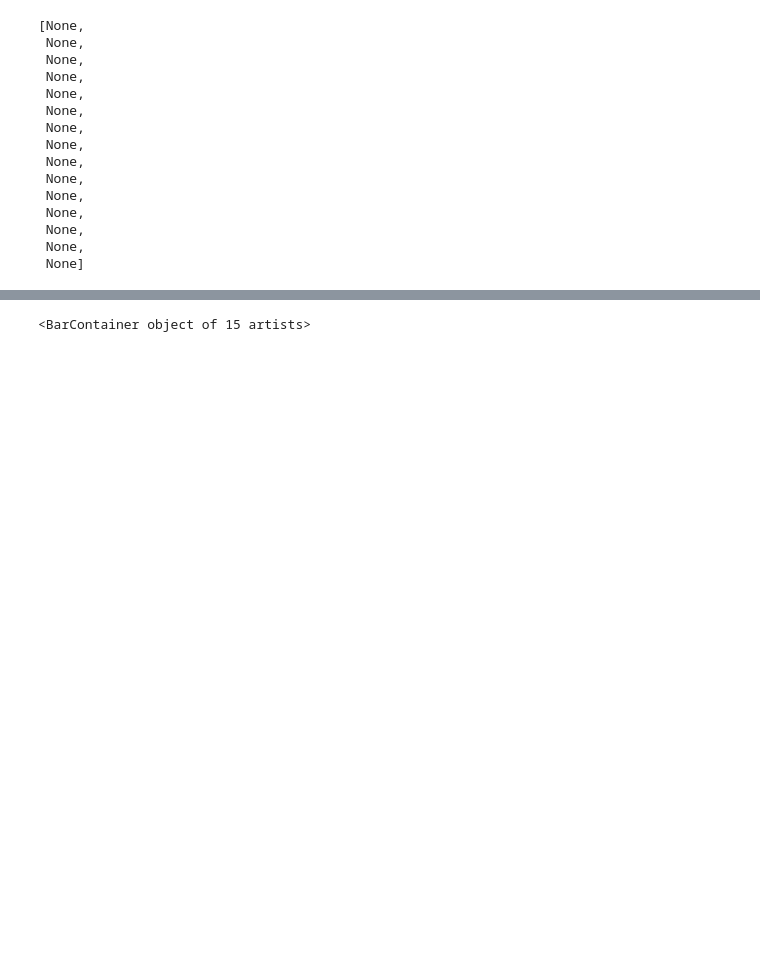
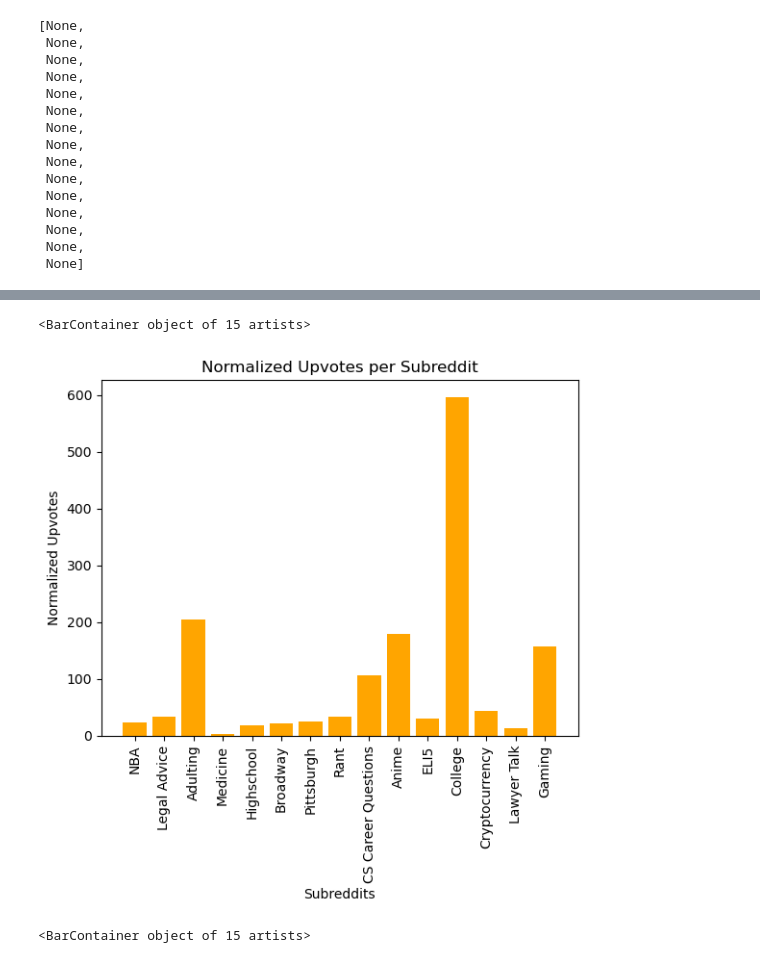
Before and after one commit to Data-Science-for-Linguists-2023/For-Reddit-Grammaticality-Analysis, a Jupyter notebook: notebooks/dataAnalysis2.ipynb, the cells around one changed output, grey strips where cells are left out. Cells and saved outputs as stored; diff of their text form; code cells hidden in the pictures; blank space fills up the shorter version.

```diff
--- a/notebooks/dataAnalysis2.ipynb
+++ b/notebooks/dataAnalysis2.ipynb
@@ -851,0 +881,38 @@ countsNormal = [sc, lc, ac, mc, hc, bc, pc, rc, cc, anc, ec, clc, crc, lyc, gc]
+# %%
+lglUpvotes = countUpvotes(legalAdvice2)
+adultUpvotes = countUpvotes(adulting2)
+medUpvotes = countUpvotes(medicine2)
+hsUpvotes = countUpvotes(highschool2)
+bwayUpvotes = countUpvotes(broadway2)
+pghUpvotes = countUpvotes(pittsburgh2)
+rantUpvotes = countUpvotes(rant2 )
+ccqUpvotes = countUpvotes(ccq2 )
+aniUpvotes = countUpvotes(anime2)
+eli5Upvotes = countUpvotes(eli52 )
+colUpvotes = countUpvotes(college2 )
+sportsUpvotes = countUpvotes(sports2 )
+cryUpvotes = countUpvotes2(crypto2)
+lwyUpvotes = countUpvotes2(lawyertalk2)
+gamUpvotes = countUpvotes2(gaming2 )
+
+upvotesList = [lglUpvotes, adultUpvotes, medUpvotes, hsUpvotes, bwayUpvotes, pghUpvotes, rantUpvotes, ccqUpvotes, aniUpvotes, eli5Upvotes, colUpvotes, sportsUpvotes, cryUpvotes, lwyUpvotes, gamUpvotes]
+
+lu = sum(lglUpvotes) / len(lglUpvotes)
+au = sum(adultUpvotes) / len(adultUpvotes)
+mu = sum(medUpvotes) / len(medUpvotes)
+hu = sum(hsUpvotes) / len(hsUpvotes)
+bu = sum(bwayUpvotes) / len(bwayUpvotes)
+pu = sum(pghUpvotes) / len(pghUpvotes)
+ru = sum(rantUpvotes) / len(rantUpvotes)
+cu = sum(ccqUpvotes) / len(ccqUpvotes)
+aau = sum(aniUpvotes) / len(aniUpvotes)
+eu = sum(eli5Upvotes) / len(eli5Upvotes)
+ccu = sum(colUpvotes) / len(colUpvotes)
+su = sum(sportsUpvotes) / len(sportsUpvotes)
+cru = sum(cryUpvotes) / len(cryUpvotes)
+lyu = sum(lwyUpvotes) / len(lwyUpvotes)
+gu = sum(gamUpvotes) / len(gamUpvotes)
+
+allUpvotes = [su, lu, au, mu, hu, bu, pu, ru, cu, aau, eu, ccu, cru, lyu, gu]
+
+[print(x) for x in allUpvotes]
@@ -852,3 +955,13 @@ countsNormal = [sc, lc, ac, mc, hc, bc, pc, rc, cc, anc, ec, clc, crc, lyc, gc]
+# %%
+
+plt.xticks(rotation = 90)
+plt.title("Normalized Upvotes per Subreddit")
+plt.xlabel("Subreddits")
+plt.ylabel("Normalized Upvotes")
+plt.bar(names, allUpvotes, color = 'orange')
+# %% [output]
+<BarContainer object of 15 artists>
+[figure, added]
 # %%
 names = ['NBA', 'Legal Advice', 'Adulting', 'Medicine', 'Highschool', 'Broadway', 'Pittsburgh','Rant','CS Career Questions', 'Anime', 'ELI5','College', 'Cryptocurrency', 'Lawyer Talk', 'Gaming']
 plt.xticks(rotation = 90)
```
Also changed, not shown: parts of 14 cells of this notebook.
